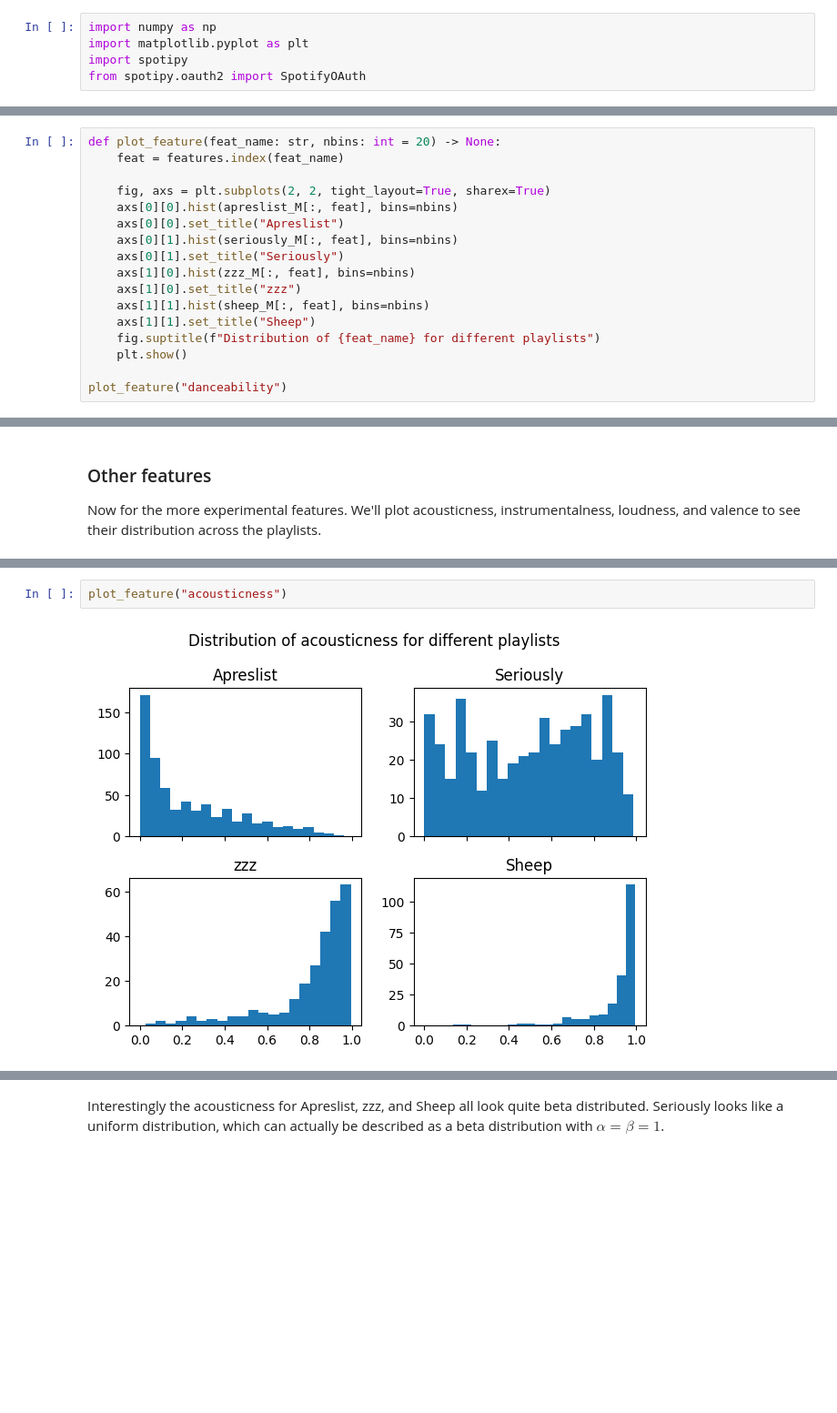
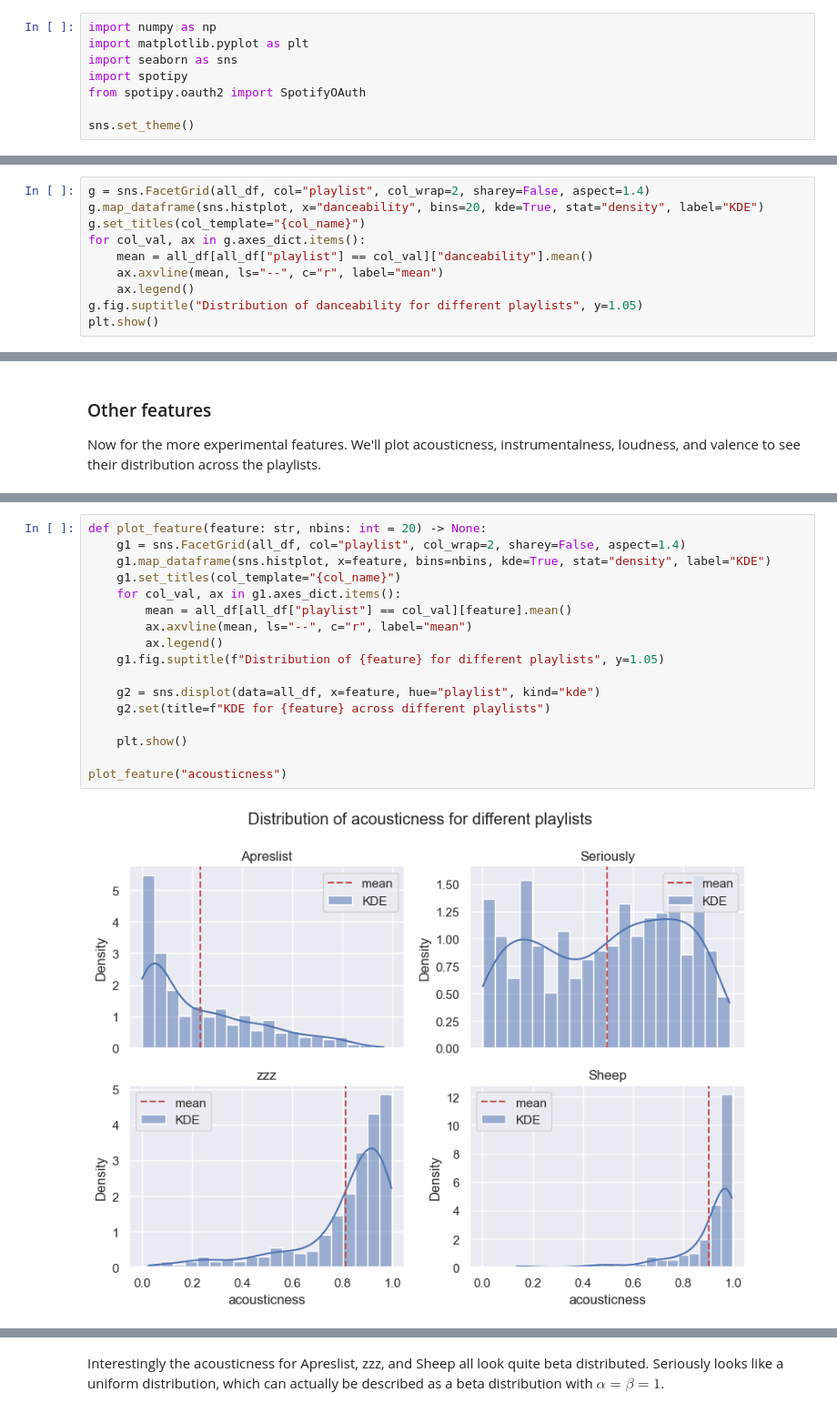
Before and after one commit to dbatten5/spauditify, a Jupyter notebook: poc.ipynb, the cells around one changed output, grey strips where cells are left out. Shown at 91% size. Drawn from its saved outputs; the diff is of its cells as text; blank space fills up the shorter version.

Commit message:
update to seaborn

```diff
--- a/poc.ipynb
+++ b/poc.ipynb
@@ -1,8 +1,11 @@
 # %%
 import numpy as np
 import matplotlib.pyplot as plt
+import seaborn as sns
 import spotipy
 from spotipy.oauth2 import SpotifyOAuth
+
+sns.set_theme()
 # %%
 # the 4 downtempo playlist ids
 APRESLIST_ID = "1Gbl0gYulJ5oXzCZWyR1Hr"
@@ -346,17 +291,0 @@ Danceability sounds like a feature that would have some clear variance across th
-# %%
-def plot_feature(feat_name: str, nbins: int = 20) -> None:
-    feat = features.index(feat_name)
-
-    fig, axs = plt.subplots(2, 2, tight_layout=True, sharex=True)
-    axs[0][0].hist(apreslist_M[:, feat], bins=nbins)
-    axs[0][0].set_title("Apreslist")
-    axs[0][1].hist(seriously_M[:, feat], bins=nbins)
-    axs[0][1].set_title("Seriously")
-    axs[1][0].hist(zzz_M[:, feat], bins=nbins)
-    axs[1][0].set_title("zzz")
-    axs[1][1].hist(sheep_M[:, feat], bins=nbins)
-    axs[1][1].set_title("Sheep")
-    fig.suptitle(f"Distribution of {feat_name} for different playlists")
-    plt.show()
-
-plot_feature("danceability")
@@ -364,0 +299,10 @@ plot_feature("danceability")
+# %%
+g = sns.FacetGrid(all_df, col="playlist", col_wrap=2, sharey=False, aspect=1.4)
+g.map_dataframe(sns.histplot, x="danceability", bins=20, kde=True, stat="density", label="KDE")
+g.set_titles(col_template="{col_name}")
+for col_val, ax in g.axes_dict.items():
+    mean = all_df[all_df["playlist"] == col_val]["danceability"].mean()
+    ax.axvline(mean, ls="--", c="r", label="mean")
+    ax.legend()
+g.fig.suptitle("Distribution of danceability for different playlists", y=1.05)
+plt.show()
@@ -402,4 +349,19 @@ Now for the more experimental features. We'll plot acousticness, instrumentalnes
 # %%
+def plot_feature(feature: str, nbins: int = 20) -> None:
+    g1 = sns.FacetGrid(all_df, col="playlist", col_wrap=2, sharey=False, aspect=1.4)
+    g1.map_dataframe(sns.histplot, x=feature, bins=nbins, kde=True, stat="density", label="KDE")
+    g1.set_titles(col_template="{col_name}")
+    for col_val, ax in g1.axes_dict.items():
+        mean = all_df[all_df["playlist"] == col_val][feature].mean()
+        ax.axvline(mean, ls="--", c="r", label="mean")
+        ax.legend()
+    g1.fig.suptitle(f"Distribution of {feature} for different playlists", y=1.05)
+
+    g2 = sns.displot(data=all_df, x=feature, hue="playlist", kind="kde")
+    g2.set(title=f"KDE for {feature} across different playlists")
+
+    plt.show()
+
 plot_feature("acousticness")
 # %% [output]
-[figure, old version]
+[figure, new version]
```
Also changed, not shown: parts of 57 cells of this notebook, 1 other file.
